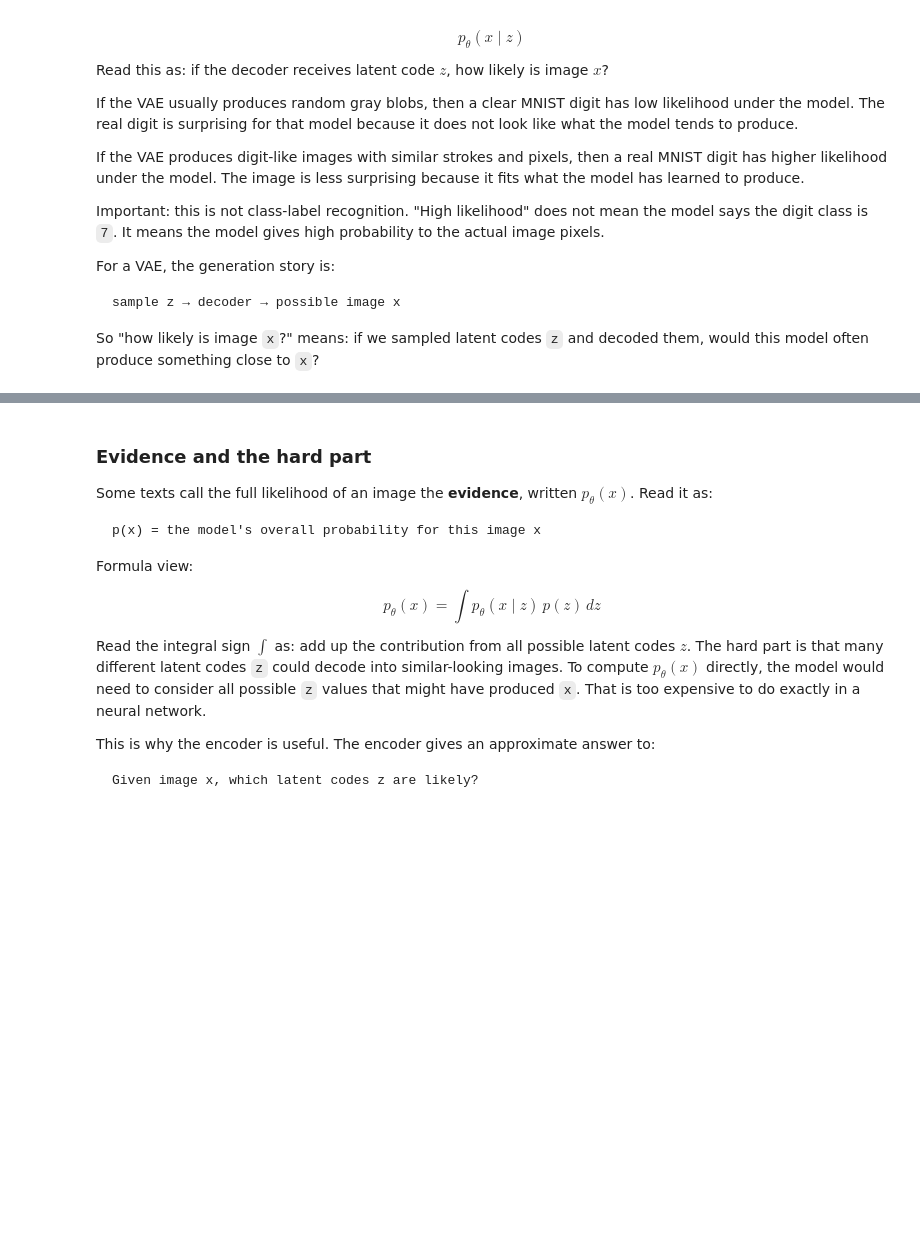
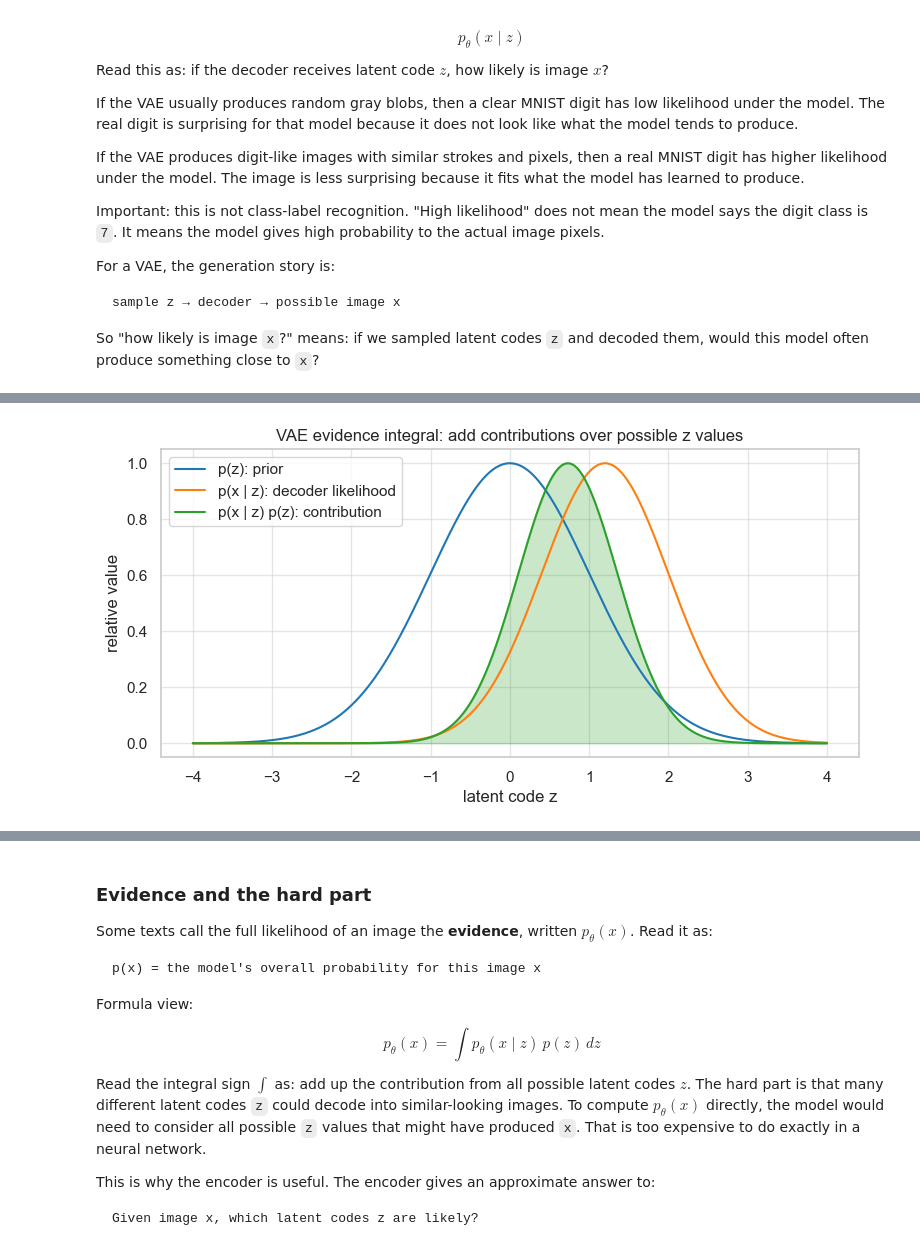
Before and after one commit to majorgilles/visual-genai-lab-curriculum, a Jupyter notebook: notebooks/05_vae_math_foundations.ipynb, the cells around one changed output, grey strips where cells are left out. Saved outputs shown, nothing was run; the diff lists cells and outputs as text; code cells hidden in the pictures; blank space fills up the shorter version.

```diff
--- a/notebooks/05_vae_math_foundations.ipynb
+++ b/notebooks/05_vae_math_foundations.ipynb
@@ -530,0 +762,32 @@ So "how likely is image `x`?" means: if we sampled latent codes `z` and decoded
+# %%
+# VAE likelihood picture: prior times decoder likelihood gives each z contribution.
+
+import matplotlib.pyplot as plt
+import numpy as np
+import seaborn as sns
+
+sns.set_theme(style="whitegrid")
+
+z = np.linspace(-4.0, 4.0, 500)
+prior_p_z = np.exp(-0.5 * z**2)
+prior_p_z /= prior_p_z.max()
+
+# Toy decoder likelihood for one fixed image x: this image is most likely near z = 1.2.
+decoder_likelihood = np.exp(-0.5 * ((z - 1.2) / 0.8) ** 2)
+decoder_likelihood /= decoder_likelihood.max()
+
+contribution = prior_p_z * decoder_likelihood
+contribution /= contribution.max()
+
+fig, ax = plt.subplots(figsize=(9, 4))
+sns.lineplot(x=z, y=prior_p_z, ax=ax, label="p(z): prior", color="tab:blue")
+sns.lineplot(x=z, y=decoder_likelihood, ax=ax, label="p(x | z): decoder likelihood", color="tab:orange")
+sns.lineplot(x=z, y=contribution, ax=ax, label="p(x | z) p(z): contribution", color="tab:green")
+ax.fill_between(z, contribution, alpha=0.25, color="tab:green")
+ax.set_title("VAE evidence integral: add contributions over possible z values")
+ax.set_xlabel("latent code z")
+ax.set_ylabel("relative value")
+ax.legend()
+plt.show()
+# %% [output]
+[figure, added]
```
Also changed, not shown: parts of 8 cells of this notebook.
